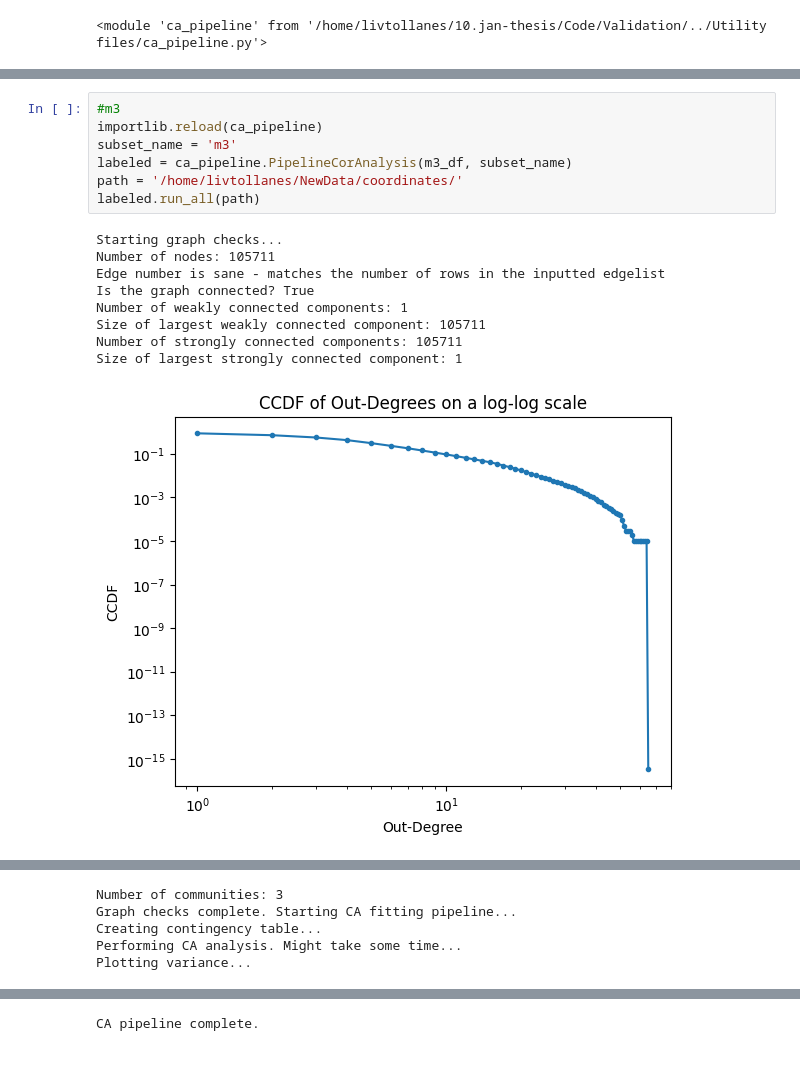
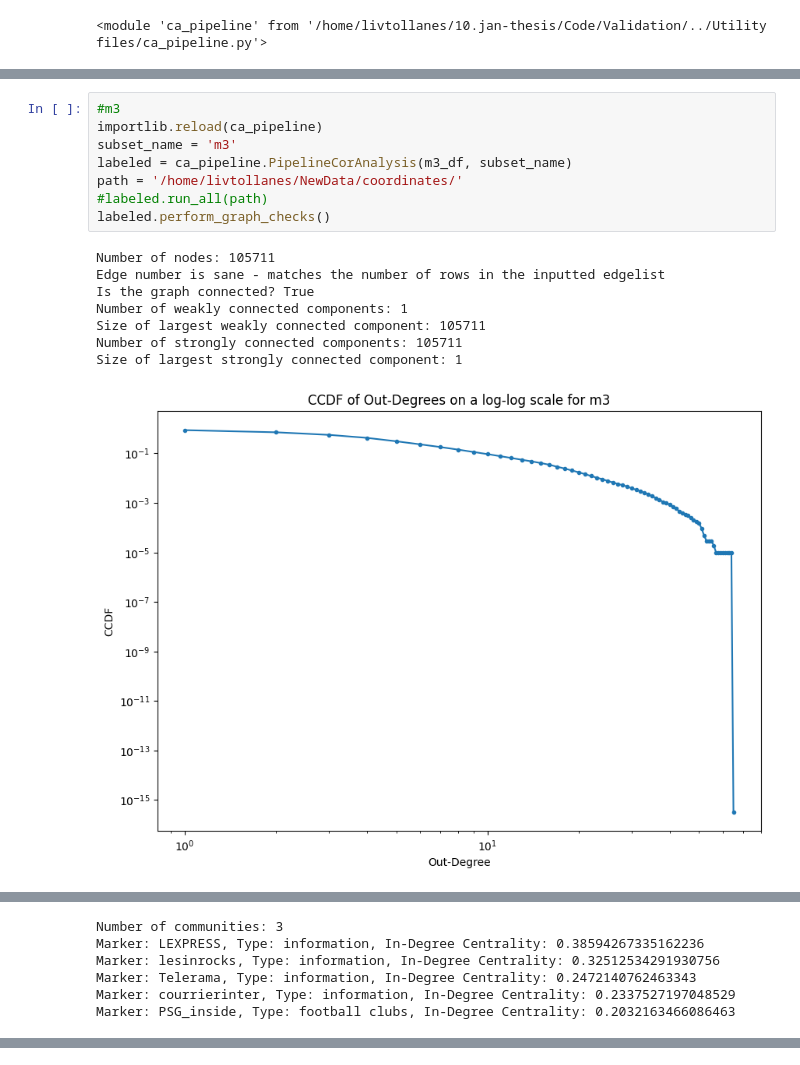
Before and after one commit to livtol99/Liv-Stage---FOCOS-Hand-Over, a Jupyter notebook: Code/Validation/CA_all_models.ipynb, the cells around one changed output, grey strips where cells are left out. Drawn from its saved outputs; the diff is of its cells as text.

```diff
--- a/Code/Validation/CA_all_models.ipynb
+++ b/Code/Validation/CA_all_models.ipynb
@@ -263,17 +285,17 @@ CA pipeline complete.
 # %%
 #m3
 importlib.reload(ca_pipeline)
 subset_name = 'm3'
 labeled = ca_pipeline.PipelineCorAnalysis(m3_df, subset_name)
 path = '/home/livtollanes/NewData/coordinates/'
-labeled.run_all(path)
+#labeled.run_all(path)
+labeled.perform_graph_checks()
 # %% [output]
-Starting graph checks...
 Number of nodes: 105711
 Edge number is sane - matches the number of rows in the inputted edgelist
 Is the graph connected? True
 Number of weakly connected components: 1
 Size of largest weakly connected component: 105711
 Number of strongly connected components: 105711
 Size of largest strongly connected component: 1
-[figure, old version]
+[figure, new version]
@@ -282,5 +304,6 @@ Size of largest strongly connected component: 1
 Number of communities: 3
-Graph checks complete. Starting CA fitting pipeline...
-Creating contingency table...
-Performing CA analysis. Might take some time...
-Plotting variance...
+Marker: LEXPRESS, Type: information, In-Degree Centrality: 0.38594267335162236
+Marker: lesinrocks, Type: information, In-Degree Centrality: 0.32512534291930756
+Marker: Telerama, Type: information, In-Degree Centrality: 0.2472140762463343
+Marker: courrierinter, Type: information, In-Degree Centrality: 0.2337527197048529
+Marker: PSG_inside, Type: football clubs, In-Degree Centrality: 0.2032163466086463
@@ -288,4 +310,3 @@ Plotting variance...
-CA pipeline complete.
 # %%
 #m4
 importlib.reload(ca_pipeline)
```
Also changed, not shown: parts of 11 cells of this notebook, 3 other files.
